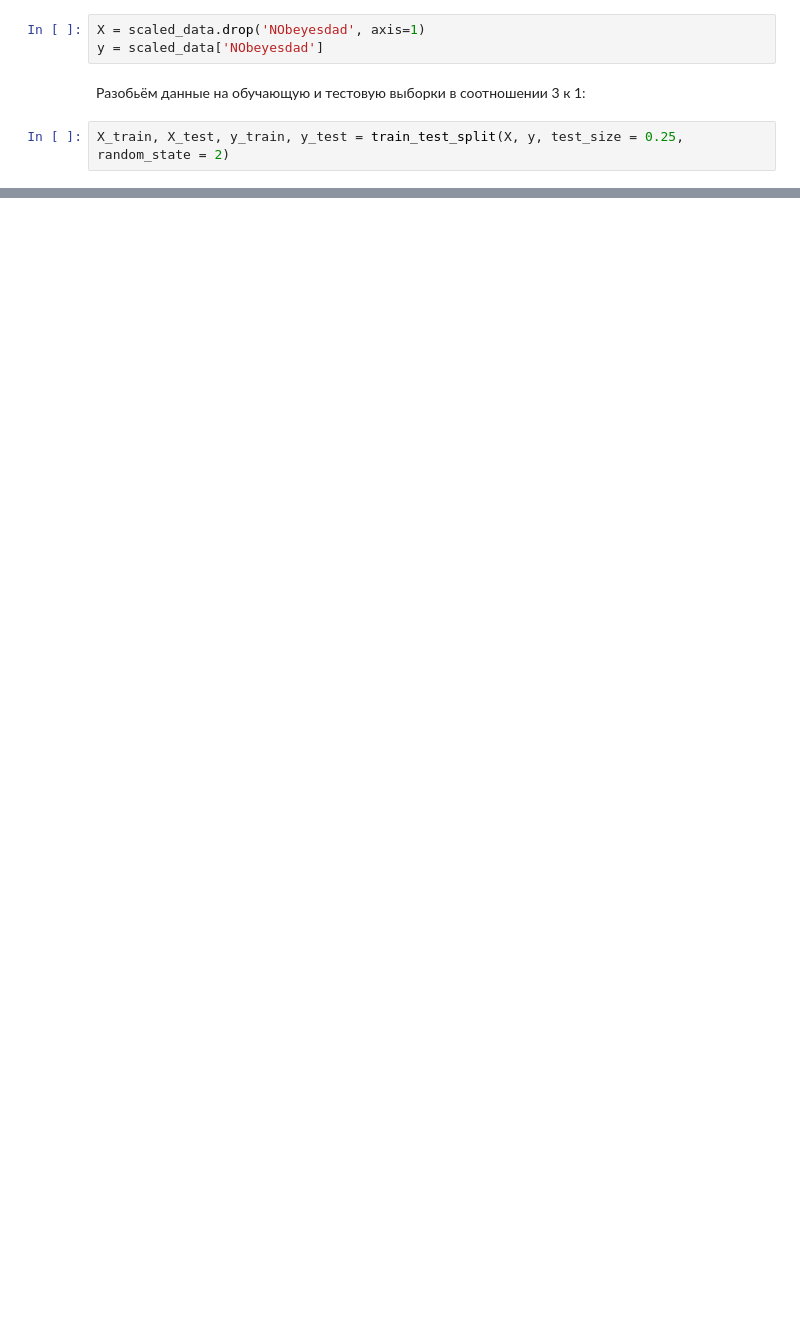
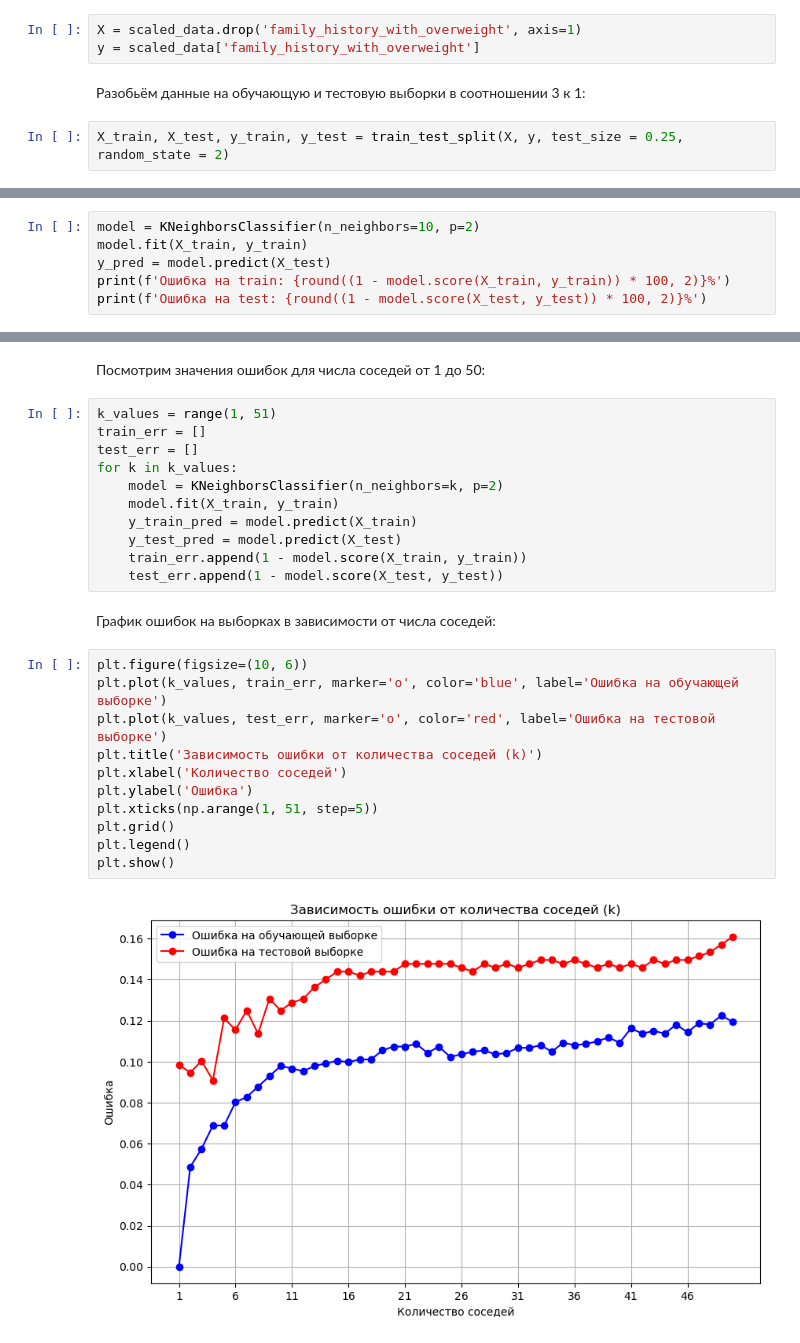
Before and after one commit to idnkwdieba/ML, a Jupyter notebook: homework2/homework2.ipynb, the cells around one changed output, grey strips where cells are left out. Cells and saved outputs as stored; diff of their text form; blank space fills up the shorter version.

```diff
--- a/homework2/homework2.ipynb
+++ b/homework2/homework2.ipynb
@@ -271,8 +277,8 @@ scaled_data
 # %% [markdown]
 Для предсказания ожирения будем использовать все имеющиеся у нас признаки:
 # %%
-X = scaled_data.drop('NObeyesdad', axis=1)
-y = scaled_data['NObeyesdad']
+X = scaled_data.drop('family_history_with_overweight', axis=1)
+y = scaled_data['family_history_with_overweight']
 # %% [markdown]
 Разобьём данные на обучающую и тестовую выборки в соотношении 3 к 1:
 # %%
@@ -281,0 +290,6 @@ X_train, X_test, y_train, y_test = train_test_split(X, y, test_size = 0.25, rand
+# %%
+model = KNeighborsClassifier(n_neighbors=10, p=2)
+model.fit(X_train, y_train)
+y_pred = model.predict(X_test)
+print(f'Ошибка на train: {round((1 - model.score(X_train, y_train)) * 100, 2)}%')
+print(f'Ошибка на test: {round((1 - model.score(X_test, y_test)) * 100, 2)}%')
@@ -281,0 +303,28 @@ X_train, X_test, y_train, y_test = train_test_split(X, y, test_size = 0.25, rand
+# %% [markdown]
+Посмотрим значения ошибок для числа соседей от 1 до 50:
+# %%
+k_values = range(1, 51)
+train_err = []
+test_err = []
+for k in k_values:
+    model = KNeighborsClassifier(n_neighbors=k, p=2)
+    model.fit(X_train, y_train)
+    y_train_pred = model.predict(X_train)
+    y_test_pred = model.predict(X_test)
+    train_err.append(1 - model.score(X_train, y_train))
+    test_err.append(1 - model.score(X_test, y_test))
+# %% [markdown]
+График ошибок на выборках в зависимости от числа соседей:
+# %%
+plt.figure(figsize=(10, 6))
+plt.plot(k_values, train_err, marker='o', color='blue', label='Ошибка на обучающей выборке')
+plt.plot(k_values, test_err, marker='o', color='red', label='Ошибка на тестовой выборке')
+plt.title('Зависимость ошибки от количества соседей (k)')
+plt.xlabel('Количество соседей')
+plt.ylabel('Ошибка')
+plt.xticks(np.arange(1, 51, step=5))
+plt.grid()
+plt.legend()
+plt.show()
+# %% [output]
+[figure, added]
```
Also changed, not shown: parts of 46 cells of this notebook.
